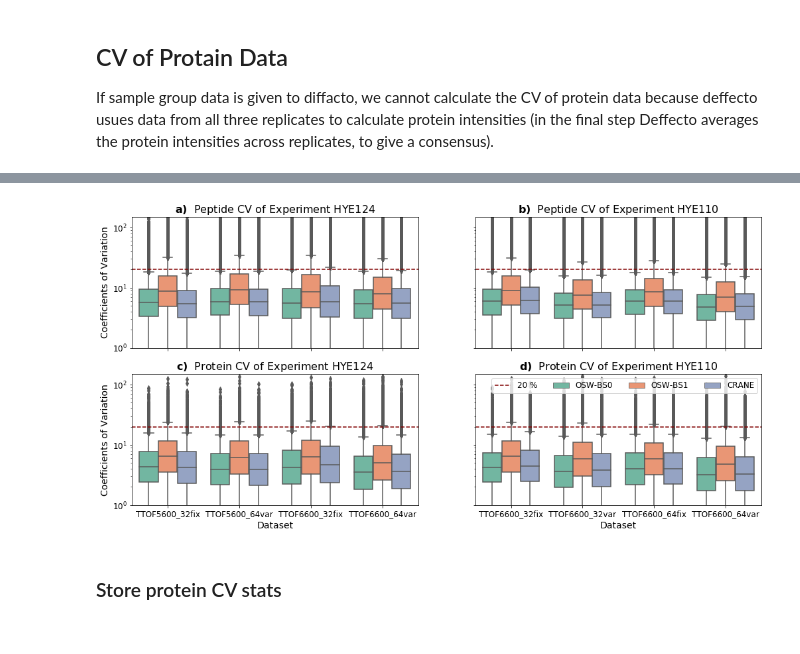
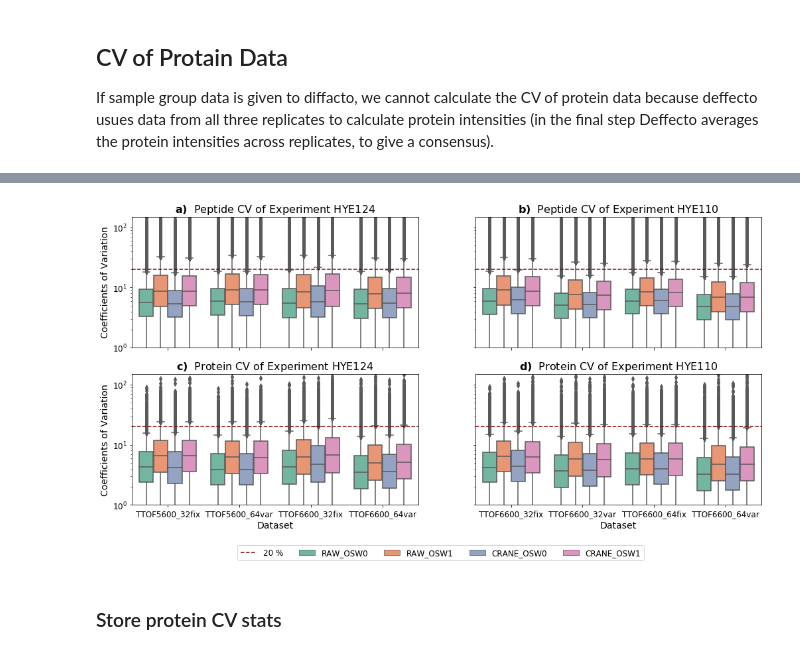
Before and after one commit to CMRI-ProCan/CRANE, a Jupyter notebook: case_study-multicenter_dataset/multicenter_data_analysis.ipynb, the cells around one changed output, grey strips where cells are left out. Saved outputs shown, nothing was run; the diff lists cells and outputs as text; code cells hidden in the pictures.

```diff
--- a/case_study-multicenter_dataset/multicenter_data_analysis.ipynb
+++ b/case_study-multicenter_dataset/multicenter_data_analysis.ipynb
@@ -22,6 +24,11 @@ if os.path.isdir('peptide_n_protein_data/stats') == False:
     !mkdir peptide_n_protein_data/stats
 if os.path.isdir('peptide_n_protein_data/diffacto_files') == False:
     !mkdir peptide_n_protein_data/diffacto_files
+# %%
+# In order to compare quntification of the different tools on an equal footing we can
+# perform quantification analysis only on the common peptides and proteins
+filter_common_peptides = True
+filter_common_proteins = True
 # %%
 SMALL_SIZE = 12
 MEDIUM_SIZE = 14
@@ -37,26 +44,29 @@ plt.rc('figure', titlesize=BIGGER_SIZE)  # fontsize of the figure title
 # %% [markdown]
 ### Combine datasets (OSW-BS0, OSW-BS1 and CRANE)
 # %%
-osw_bs0_pqm_data = pd.read_csv('peptide_n_protein_data/multicenter_OSW-BS0_peptide_data.csv')
-osw_bs1_pqm_data = pd.read_csv('peptide_n_protein_data/multicenter_OSW-BS1_peptide_data.csv')
-crane_pqm_data = pd.read_csv('peptide_n_protein_data/multicenter_CRANE_peptide_data.csv')
+raw_osw_bs0_pqm_data = pd.read_csv('peptide_n_protein_data/multicenter_RAW_OSW0_peptide_data.csv')
+raw_osw_bs1_pqm_data = pd.read_csv('peptide_n_protein_data/multicenter_RAW_OSW1_peptide_data.csv')
+crane_osw_bs0_pqm_data = pd.read_csv('peptide_n_protein_data/multicenter_CRANE_OSW0_peptide_data.csv')
+crane_osw_bs1_pqm_data = pd.read_csv('peptide_n_protein_data/multicenter_CRANE_OSW1_peptide_data.csv')
 
-osw_bs0_pqm_data['Type'] = 'OSW-BS0'
-osw_bs1_pqm_data['Type'] = 'OSW-BS1'
-crane_pqm_data['Type'] = 'CRANE'
+raw_osw_bs0_pqm_data['Type'] = 'RAW_OSW0'
+raw_osw_bs1_pqm_data['Type'] = 'RAW_OSW1'
+crane_osw_bs0_pqm_data['Type'] = 'CRANE_OSW0'
+crane_osw_bs1_pqm_data['Type'] = 'CRANE_OSW1'
 
 all_data = pd.concat(
     [
-        osw_bs0_pqm_data,
-        osw_bs1_pqm_data,
-        crane_pqm_data,
+        raw_osw_bs0_pqm_data,
+        raw_osw_bs1_pqm_data,
+        crane_osw_bs0_pqm_data,
+        crane_osw_bs1_pqm_data,
     ], sort=False
 )
 
 # Define hue order
-Reference = 'OSW-BS0'
-hue_order = ['OSW-BS0', 'OSW-BS1', 'CRANE']
-hue_order_less_ref = ['OSW-BS1', 'CRANE']
+Reference = 'RAW_OSW0'
+hue_order = ['RAW_OSW0', 'RAW_OSW1', 'CRANE_OSW0', 'CRANE_OSW1']
+hue_order_less_ref = ['RAW_OSW1', 'CRANE_OSW0', 'CRANE_OSW1']
 
 # Convert PQM to peptide
 all_data = all_data.groupby(['Type', 'sample_key', 'Protein', 'Peptide', 'ModifiedPeptide'])[['Intensity']].sum().replace(0,np.nan).reset_index()
@@ -931,11 +1066,10 @@ for typ in type_list:
     protain['Type'] = typ
     all_protein_data = all_protein_data.append(protain, ignore_index=True)
 all_protein_data = pd.merge(all_protein_data, file_details, left_on='sample_key',right_on='FileName',how='inner')
-all_protein_data.rename(columns={'S/N': 'S_N', 'N.Pept':'N_Pept', 'Q.Pept':'Q_Pept'}, inplace=True)
+all_protein_data.drop(columns=['S/N', 'N.Pept', 'Q.Pept', 'P(PECA)'], inplace=True)
 all_protein_data['Species'] = all_protein_data.Protein.apply(lambda x: x.split('_')[-1])
 all_protein_data.loc[all_protein_data.Species == 'YEAS8', 'Species'] = 'YEAST'
 all_protein_data['Intensity (log2)'] = all_protein_data.Intensity.apply(np.log2)
-# all_protein_data['Intensity'] = all_protein_data['Intensity (log2)'].apply(np.exp2)
 all_protein_data.head()
 # %% [output]
 of pandas will change to not sort by default.
@@ -1094,36 +1228,36 @@ sns.boxplot(
     ax=axs[0,1],
 )
 axs[0,1].set_title(r"$\bf{b)}$" + '  Peptide CV of Experiment HYE110')
 axs[0,1].set_xlabel('Dataset')
 axs[0,1].set_ylabel('Coefficients of Variation')
 axs[0,1].set_yscale('log')
 axs[0,1].axhline(20, ls='--', c='maroon', label='20 %')
 axs[0,1].set_ylim((1, 150))
 axs[0,1].get_legend().remove()
 
 sns.boxplot(
     data=all_protein_cv.loc[(all_protein_cv.Experiment == 'hye110')],
     x='Group_by',
     y='CV',
     hue='Type',
     hue_order=hue_order,
     palette=palette,
     ax=axs[1,1],
 )
 axs[1,1].set_title(r"$\bf{d)}$" + '  Protein CV of Experiment HYE110')
 axs[1,1].set_xlabel('Dataset')
 axs[1,1].set_ylabel('Coefficients of Variation')
 axs[1,1].set_yscale('log')
 axs[1,1].axhline(20, ls='--', c='maroon', label='20 %')
 axs[1,1].set_ylim((1, 150))
 
 for ax in axs.flat:
     ax.label_outer()
-# plt.suptitle('Protein CV')
-plt.legend(loc='upper right', ncol = 4)
+
+axs[1,1].legend(bbox_to_anchor=(0.25,0.03), loc="upper left",  bbox_transform=fig.transFigure, ncol = 5)
 plt.savefig('figures/Peptide_n_protein_CV.eps', dpi=350, format='eps', bbox_inches='tight')
 # %% [output]
-[figure, old version]
+[figure, new version]
 # %% [markdown]
 ### Store protein CV stats
 # %%
```
Also changed, not shown: parts of 39 cells of this notebook, 4 other files.
